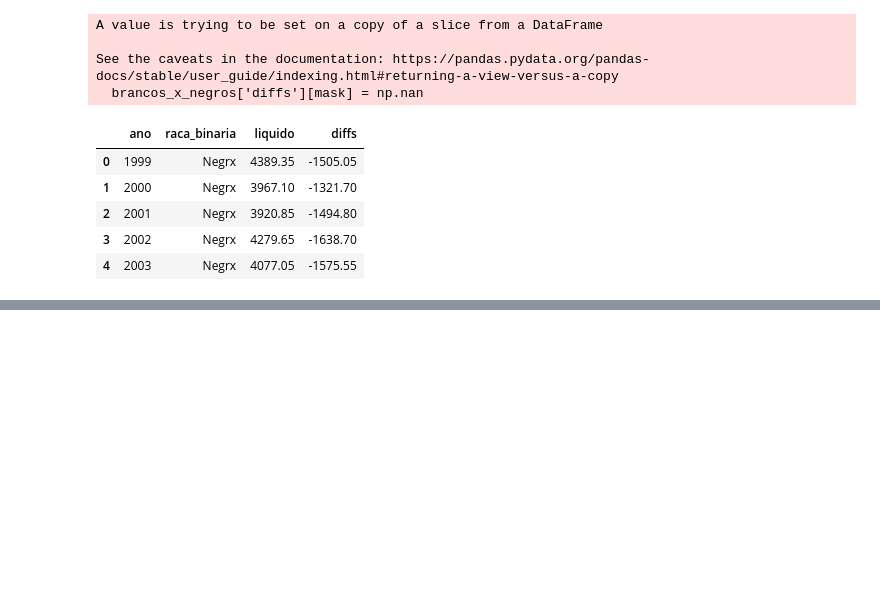
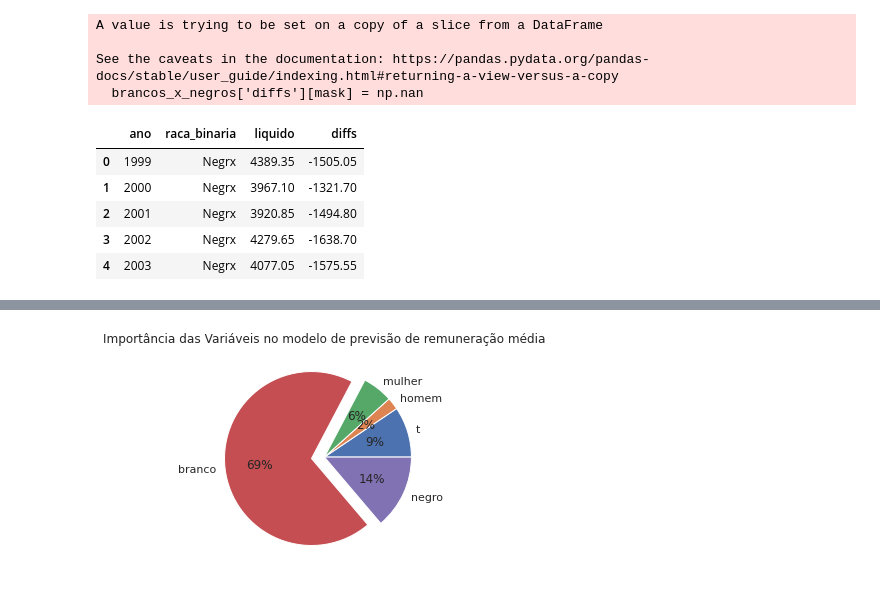
Before and after one commit to JV-Nunes/ANALISE_REM_EXEC, a Jupyter notebook: analise.ipynb, the cells around one changed output, grey strips where cells are left out. Saved outputs shown, nothing was run; the diff lists cells and outputs as text; code cells hidden in the pictures; blank space fills up the shorter version.

```diff
--- a/analise.ipynb
+++ b/analise.ipynb
@@ -173,0 +307,4 @@ plt.show()
+# %%
+# Plot the feature importance
+feature_importance_df = pd.DataFrame(list(zip(X.columns, xg_reg.feature_importances_)),
+                                        columns=['feature', 'fscore'])
@@ -173,0 +320,9 @@ plt.show()
+# %%
+
+palette = sns.color_palette()
+explode = [0, 0, 0, 0.15, 0]
+plt.pie(feature_importance_df.fscore, labels=feature_importance_df.feature, autopct='%.0f%%', explode=explode, colors=palette)
+plt.title('Importância das Variáveis no modelo de previsão de remuneração média')
+plt.show()
+# %% [output]
+[figure, added]
```
Also changed, not shown: parts of 43 cells of this notebook, 8 other files.
